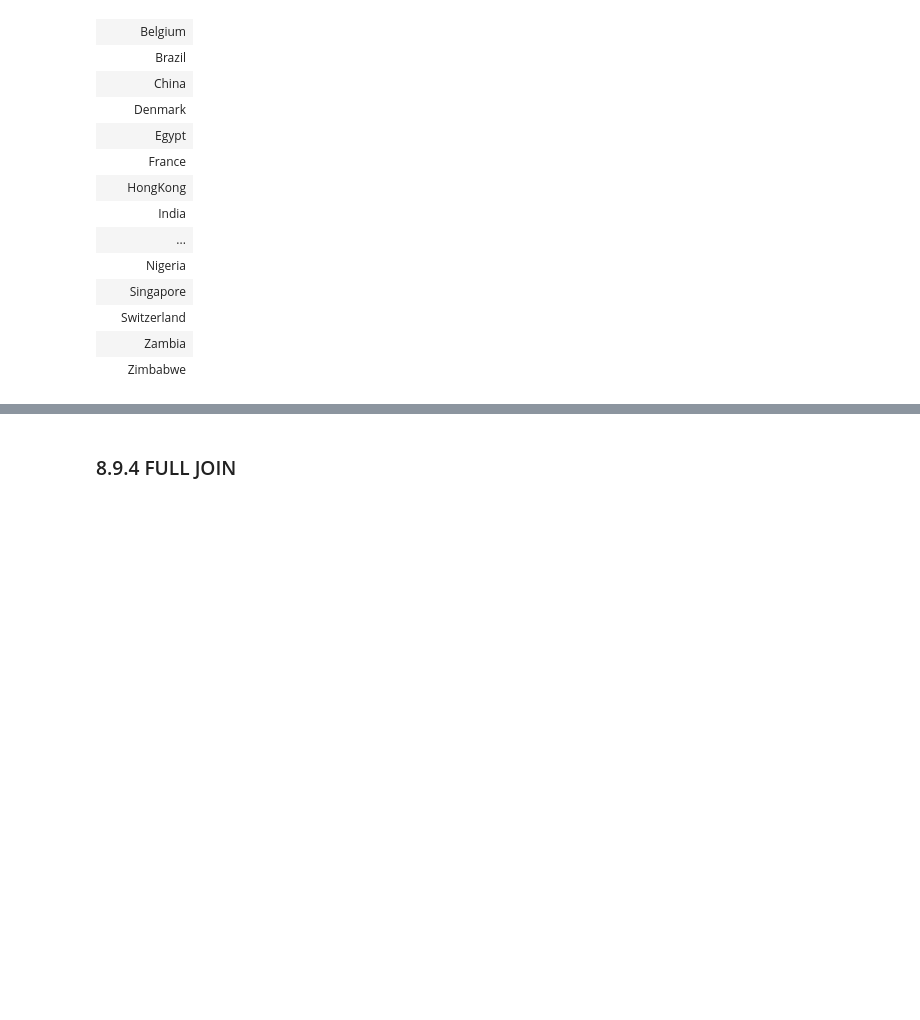
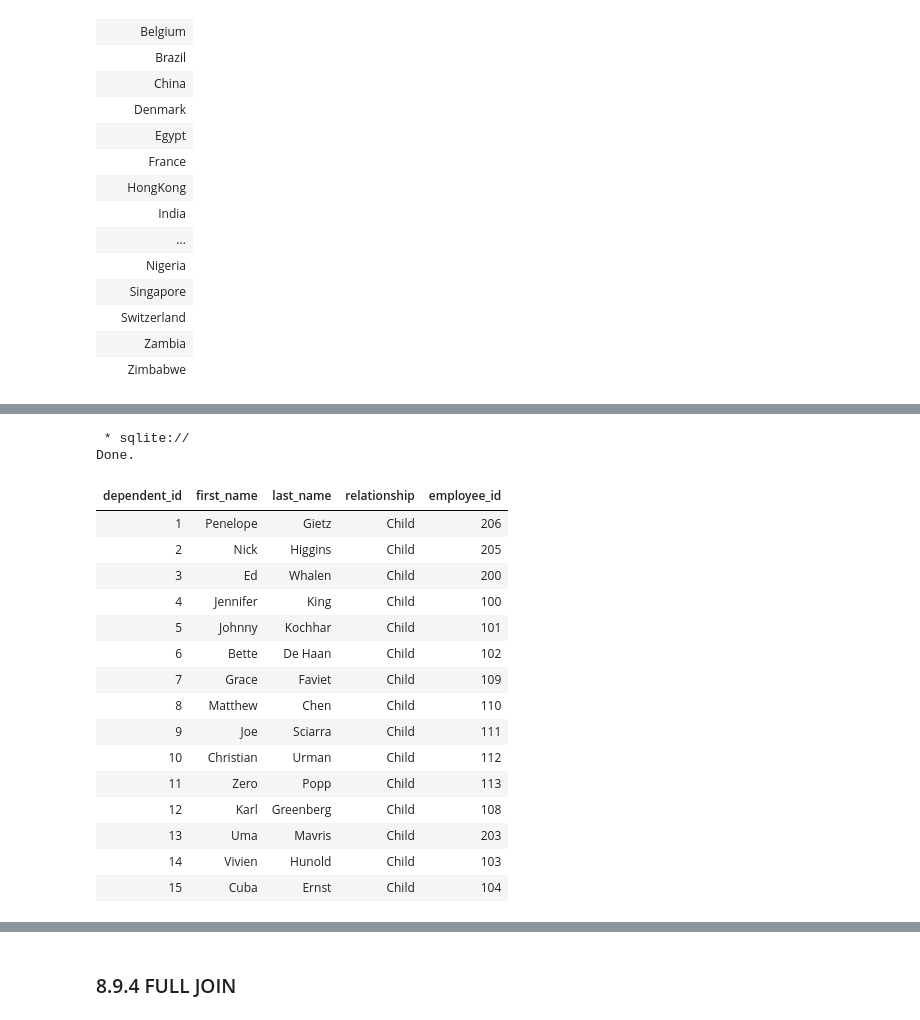
Before and after one commit to avakanski/Fall-2026-Applied-Data-Science-with-Python, a Jupyter notebook: Lectures/Theme_2-Data_Engineering/Lecture_8-SQL/Lecture_8-SQL.ipynb, the cells around one changed output, grey strips where cells are left out. Saved outputs shown, nothing was run; the diff lists cells and outputs as text; code cells hidden in the pictures; blank space fills up the shorter version.

```diff
--- a/Lectures/Theme_2-Data_Engineering/Lecture_8-SQL/Lecture_8-SQL.ipynb
+++ b/Lectures/Theme_2-Data_Engineering/Lecture_8-SQL/Lecture_8-SQL.ipynb
@@ -1406,0 +1409,26 @@ Done.
+# %%
+%%sql
+SELECT
+    dependent_id, first_name, last_name, relationship, employee_id
+FROM
+    dependents
+LIMIT 15
+# %% [output]
+ * sqlite://
+Done.
+| dependent_id | first_name | last_name | relationship | employee_id |
+| 1 | Penelope | Gietz | Child | 206 |
+| 2 | Nick | Higgins | Child | 205 |
+| 3 | Ed | Whalen | Child | 200 |
+| 4 | Jennifer | King | Child | 100 |
+| 5 | Johnny | Kochhar | Child | 101 |
+| 6 | Bette | De Haan | Child | 102 |
+| 7 | Grace | Faviet | Child | 109 |
+| 8 | Matthew | Chen | Child | 110 |
+| 9 | Joe | Sciarra | Child | 111 |
+| 10 | Christian | Urman | Child | 112 |
+| 11 | Zero | Popp | Child | 113 |
+| 12 | Karl | Greenberg | Child | 108 |
+| 13 | Uma | Mavris | Child | 203 |
+| 14 | Vivien | Hunold | Child | 103 |
+| 15 | Cuba | Ernst | Child | 104 |
```
Also changed, not shown: parts of 10 cells of this notebook.
